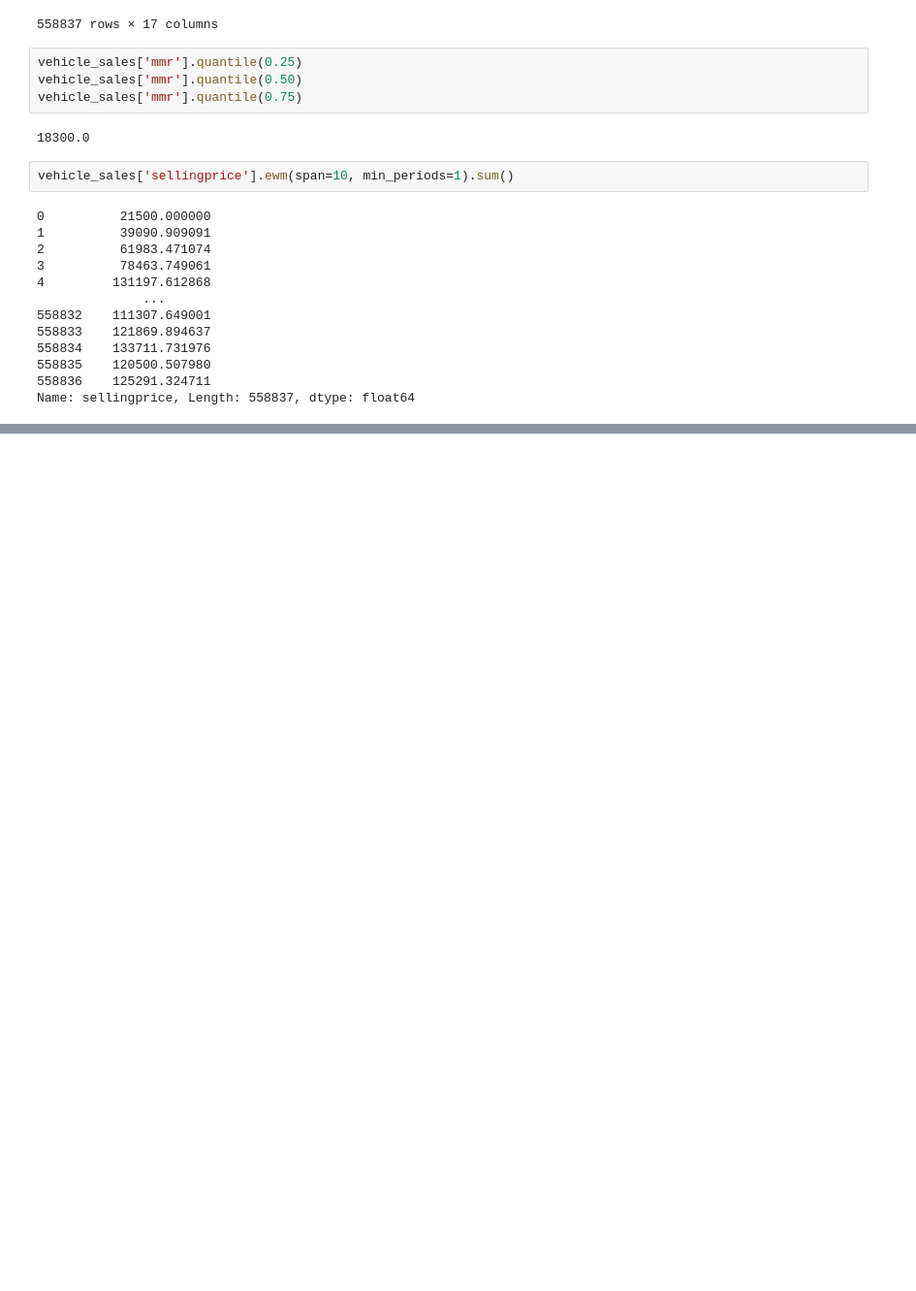
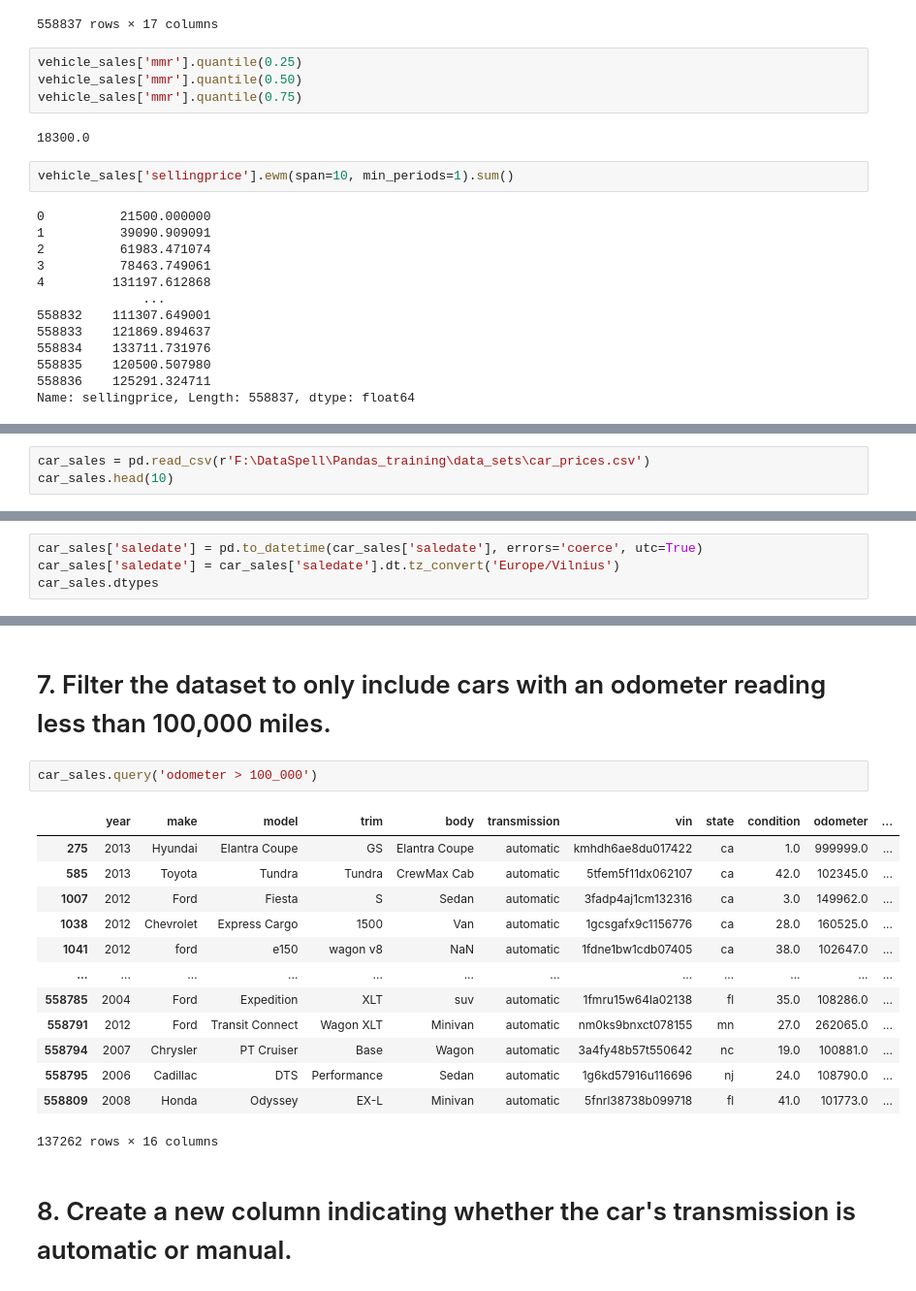
Before and after one commit to ZygimantasB/pandas_training, a Jupyter notebook: car/vehicle_sales.ipynb, the cells around one changed output, grey strips where cells are left out. Shown: that part at 97% size. Saved outputs shown, nothing was run; the diff lists cells and outputs as text; blank space fills up the shorter version.

```diff
--- a/car/vehicle_sales.ipynb
+++ b/car/vehicle_sales.ipynb
@@ -334,0 +344,3 @@ Name: sellingprice, Length: 558837, dtype: float64
+# %%
+car_sales = pd.read_csv(r'F:\DataSpell\Pandas_training\data_sets\car_prices.csv')
+car_sales.head(10)
@@ -355,0 +465,4 @@ dtype: object
+# %%
+car_sales['saledate'] = pd.to_datetime(car_sales['saledate'], errors='coerce', utc=True)
+car_sales['saledate'] = car_sales['saledate'].dt.tz_convert('Europe/Vilnius')
+car_sales.dtypes
@@ -355,0 +508,20 @@ dtype: object
+# %% [markdown]
+# 7. Filter the dataset to only include cars with an odometer reading less than 100,000 miles.
+# %%
+car_sales.query('odometer > 100_000')
+# %% [output]
+|  | year | make | model | trim | body | transmission | vin | state | condition | odometer | ... |
+| 275 | 2013 | Hyundai | Elantra Coupe | GS | Elantra Coupe | automatic | kmhdh6ae8du017422 | ca | 1.0 | 999999.0 | ... |
+| 585 | 2013 | Toyota | Tundra | Tundra | CrewMax Cab | automatic | 5tfem5f11dx062107 | ca | 42.0 | 102345.0 | ... |
+| 1007 | 2012 | Ford | Fiesta | S | Sedan | automatic | 3fadp4aj1cm132316 | ca | 3.0 | 149962.0 | ... |
+| 1038 | 2012 | Chevrolet | Express Cargo | 1500 | Van | automatic | 1gcsgafx9c1156776 | ca | 28.0 | 160525.0 | ... |
+| 1041 | 2012 | ford | e150 | wagon v8 | NaN | automatic | 1fdne1bw1cdb07405 | ca | 38.0 | 102647.0 | ... |
+| ... | ... | ... | ... | ... | ... | ... | ... | ... | ... | ... | ... |
+| 558785 | 2004 | Ford | Expedition | XLT | suv | automatic | 1fmru15w64la02138 | fl | 35.0 | 108286.0 | ... |
+| 558791 | 2012 | Ford | Transit Connect | Wagon XLT | Minivan | automatic | nm0ks9bnxct078155 | mn | 27.0 | 262065.0 | ... |
+| 558794 | 2007 | Chrysler | PT Cruiser | Base | Wagon | automatic | 3a4fy48b57t550642 | nc | 19.0 | 100881.0 | ... |
+| 558795 | 2006 | Cadillac | DTS | Performance | Sedan | automatic | 1g6kd57916u116696 | nj | 24.0 | 108790.0 | ... |
+| 558809 | 2008 | Honda | Odyssey | EX-L | Minivan | automatic | 5fnrl38738b099718 | fl | 41.0 | 101773.0 | ... |
+137262 rows × 16 columns
+# %% [markdown]
+# 8. Create a new column indicating whether the car's transmission is automatic or manual.
```
Also changed, not shown: parts of 26 cells of this notebook.
